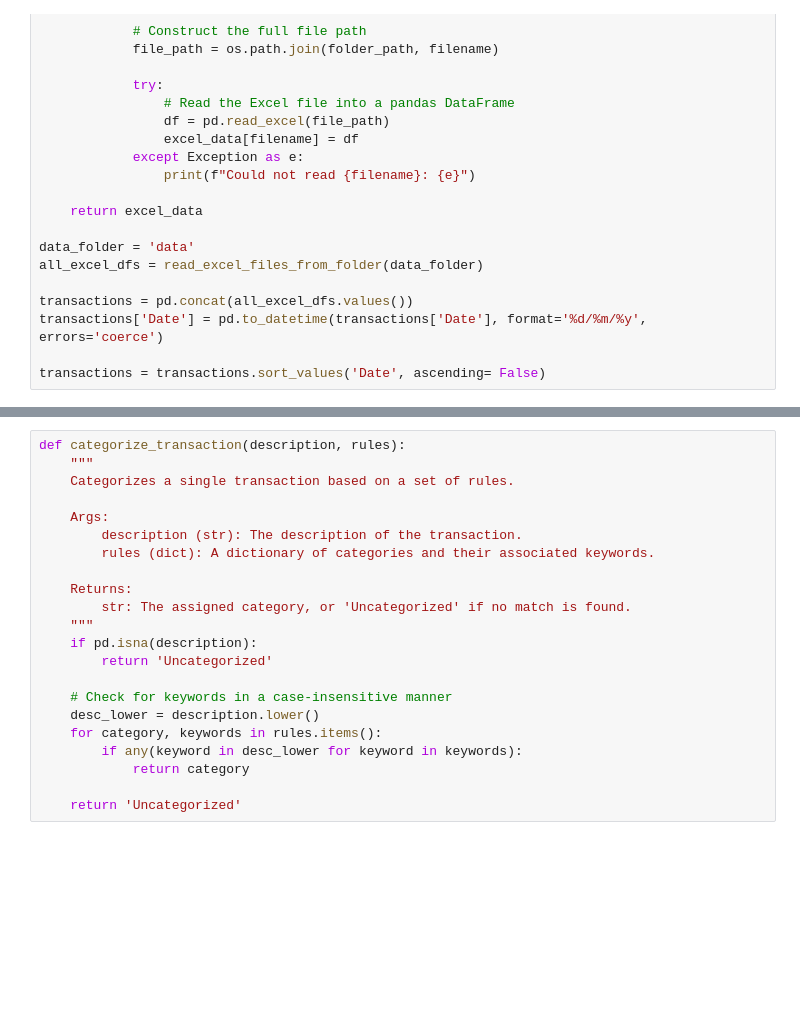
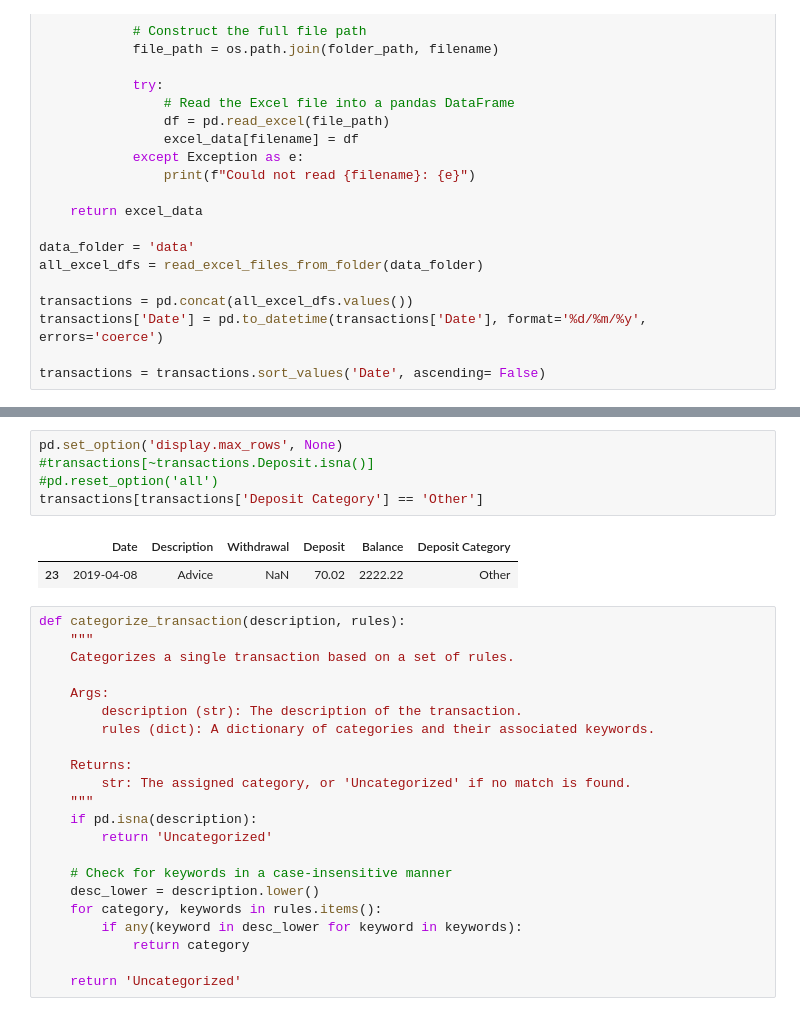
Before and after one commit to michaenho/ExpenseTracker, a Jupyter notebook: analysis.ipynb, the cells around one changed output, grey strips where cells are left out. Cells and saved outputs as stored; diff of their text form; blank space fills up the shorter version.

```diff
--- a/analysis.ipynb
+++ b/analysis.ipynb
@@ -78,3 +130,11 @@ deposit_rules = {
+# %%
+pd.set_option('display.max_rows', None)
+#transactions[~transactions.Deposit.isna()]
+#pd.reset_option('all')
+transactions[transactions['Deposit Category'] == 'Other']
+# %% [output]
+|  | Date | Description | Withdrawal | Deposit | Balance | Deposit Category |
+| 23 | 2019-04-08 | Advice | NaN | 70.02 | 2222.22 | Other |
 # %%
 def categorize_transaction(description, rules):
     """
```
Also changed, not shown: parts of 5 cells of this notebook.
